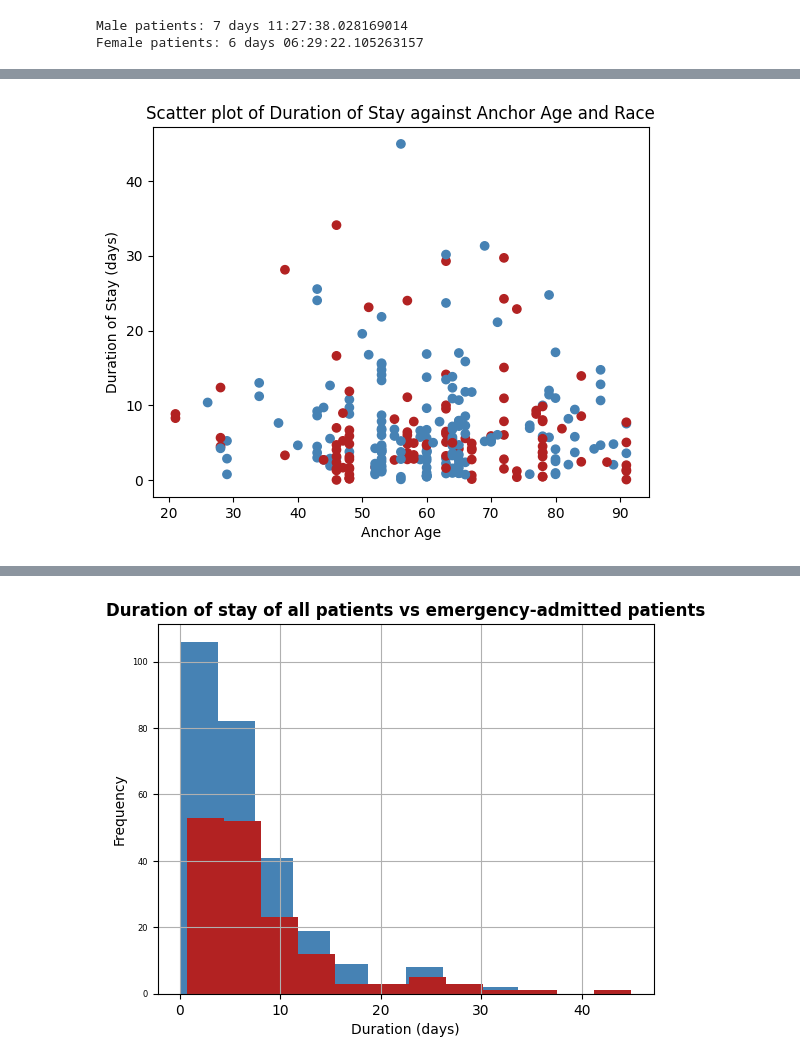
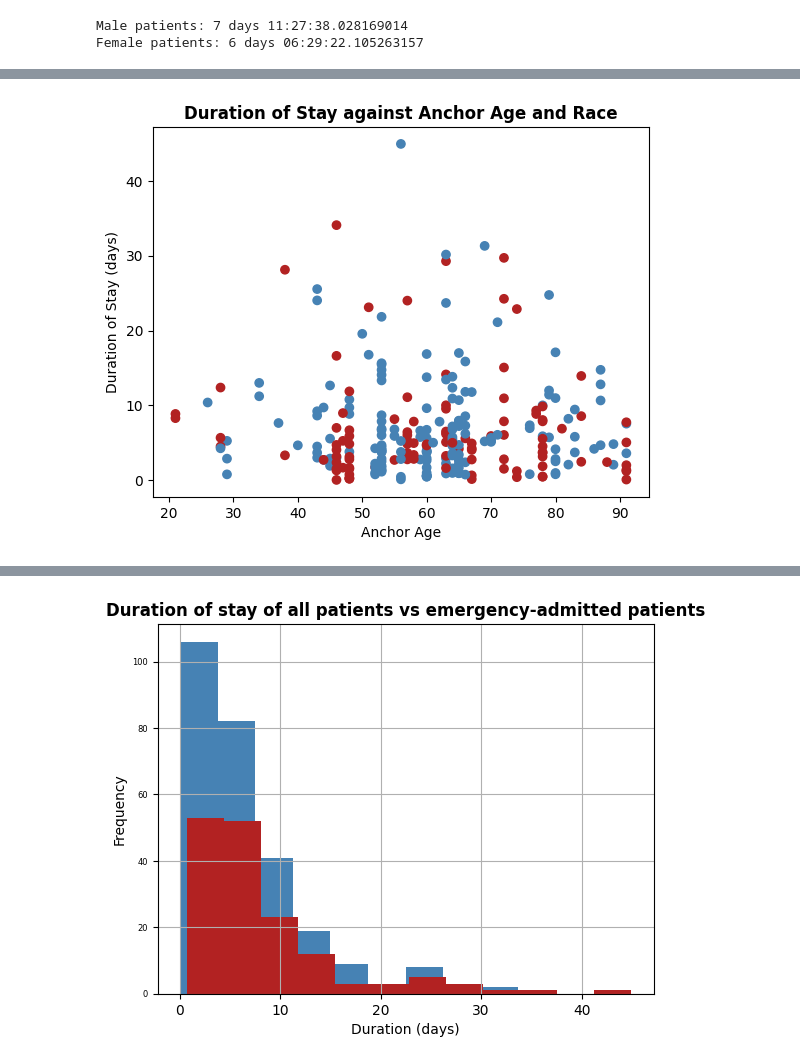
Before and after one commit to kkkarnav/MIMIC, a Jupyter notebook: 1_duration_of_stay.ipynb, the cells around one changed output, grey strips where cells are left out. Drawn from its saved outputs; the diff is of its cells as text; code cells hidden in the pictures.

```diff
--- a/1_duration_of_stay.ipynb
+++ b/1_duration_of_stay.ipynb
@@ -165,9 +173,9 @@ plt.show()
 # %%
 # Age and race don't reveal a meaningful pattern
 plt.scatter(df["anchor_age"], (df["duration_of_stay"].dt.total_seconds() / 86400), c=df["race"].apply(lambda x: "firebrick" if x != "WHITE" else "steelblue"))
 plt.xlabel('Anchor Age')
 plt.ylabel('Duration of Stay (days)')
-plt.title('Scatter plot of Duration of Stay against Anchor Age and Race')
+plt.title('Duration of Stay against Anchor Age and Race', weight='bold')
 plt.show()
 # %% [output]
-[figure, old version]
+[figure, new version]
```
Also changed, not shown: parts of 6 cells of this notebook.
